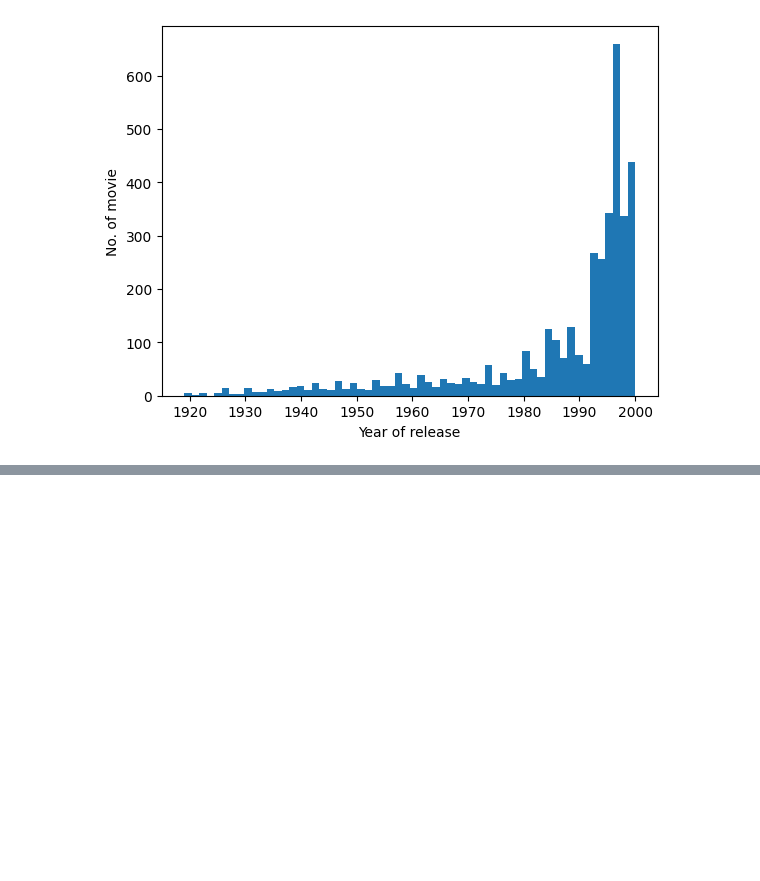
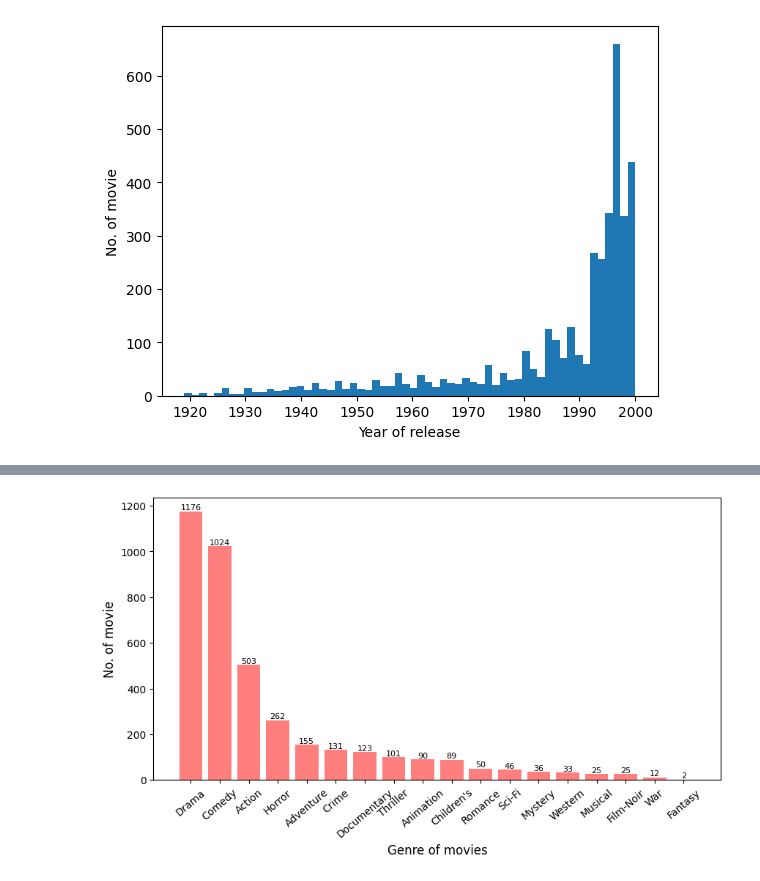
Before and after one commit to yunong-E/cp2-Recommendation-System, a Jupyter notebook: Recommendation_System_ver_2_0.ipynb, the cells around one changed output, grey strips where cells are left out. Drawn from its saved outputs; the diff is of its cells as text; code cells hidden in the pictures; blank space fills up the shorter version.

```diff
--- a/Recommendation_System_ver_2_0.ipynb
+++ b/Recommendation_System_ver_2_0.ipynb
@@ -559,0 +549,30 @@ ValueError: ignored
+# %%
+# 장르 중 첫번째로 언급된 (주요)장르를 main 장르로 선정하여 추출합니다.
+# 개봉된 영화들의 장르 추이를 파악하기 위함입니다.
+movies['main_genre'] = movies['genre'].apply(lambda x: x.split('|'))
+chk_main_genre = []
+
+for raw in range(len(movies['main_genre'])):
+  chk_main_genre.append(movies.main_genre.get(raw)[0])
+
+movies['main_genre'] = chk_main_genre
+# %%
+# 장르별 합을 구한뒤 내림차순으로 정렬합니다.
+# 드라마 - 코메디 - 액션 순으로 개봉된 영화들의 장르들이 압도적으로 많음을 파악할 수 있었습니다.
+genre_sum = movies.groupby('main_genre')['genre'].count().sort_values(ascending=False)
+genre_sum
+
+plt.figure(figsize=(10, 5))
+bar = plt.bar(genre_sum.index, genre_sum.values, color='red', alpha=0.5)
+plt.xticks(rotation=40)
+# plt.grid(True)
+plt.xlabel('Genre of movies', fontsize=12)
+plt.ylabel('No. of movie', fontsize=12)
+
+for rect in bar:
+    height = rect.get_height()
+    plt.text(rect.get_x() + rect.get_width()/2.0, height, '%1d' % height, ha='center', va='bottom', size = 8)
+
+plt.show()
+# %% [output]
+[figure, added]
```
Also changed, not shown: parts of 36 cells of this notebook.
